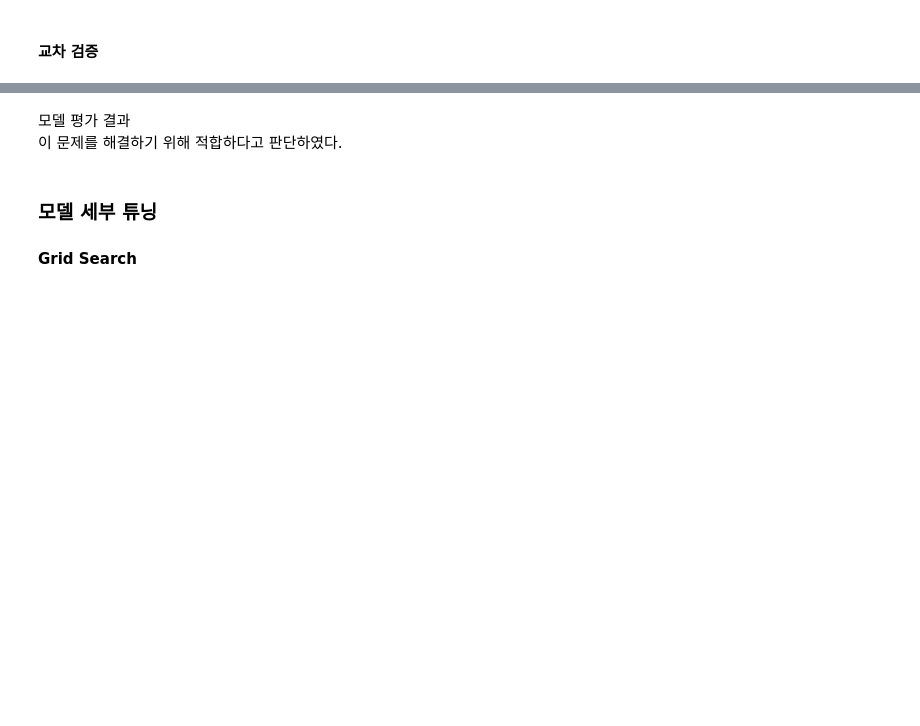
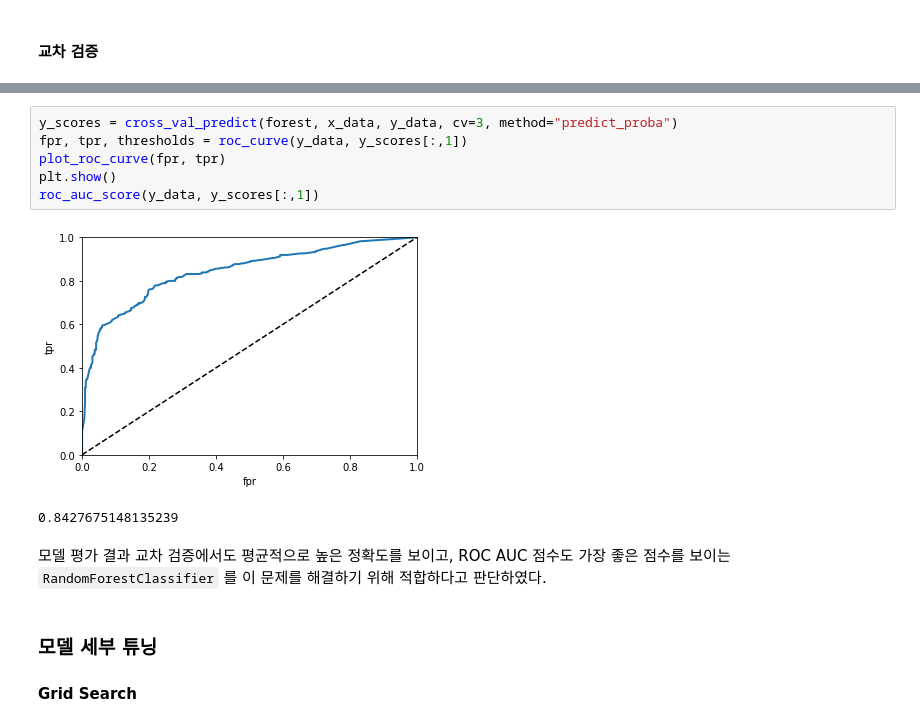
Before and after one commit to DAHYUN-HAN/Machine_Learning_Titanic, a Jupyter notebook: report.ipynb, the cells around one changed output, grey strips where cells are left out. Cells and saved outputs as stored; diff of their text form; blank space fills up the shorter version.

````diff
--- a/report.ipynb
+++ b/report.ipynb
@@ -405,6 +425,14 @@ forest(val):  [0.78 0.84 0.88]
+# %%
+y_scores = cross_val_predict(forest, x_data, y_data, cv=3, method="predict_proba")
+fpr, tpr, thresholds = roc_curve(y_data, y_scores[:,1])
+plot_roc_curve(fpr, tpr)
+plt.show()
+roc_auc_score(y_data, y_scores[:,1])
+# %% [output]
+[figure, added]
+0.8427675148135239
 # %% [markdown]
-모델 평가 결과
-이 문제를 해결하기 위해 적합하다고 판단하였다.
+모델 평가 결과 교차 검증에서도 평균적으로 높은 정확도를 보이고, ROC AUC 점수도 가장 좋은 점수를 보이는 ```RandomForestClassifier``` 를 이 문제를 해결하기 위해 적합하다고 판단하였다.
 # %% [markdown]
 ### 모델 세부 튜닝
 #### Grid Search
````
Also changed, not shown: parts of 7 cells of this notebook.
